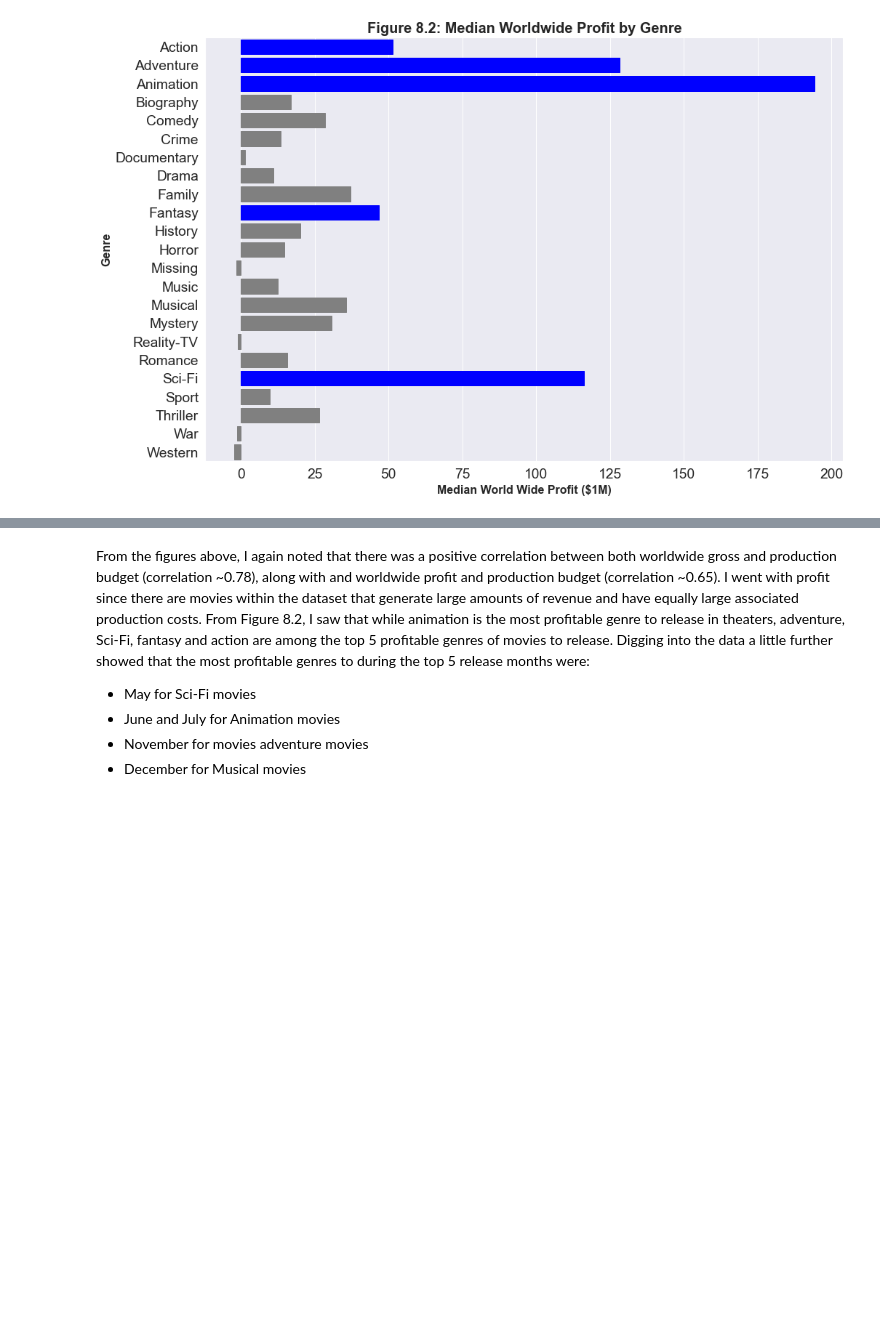
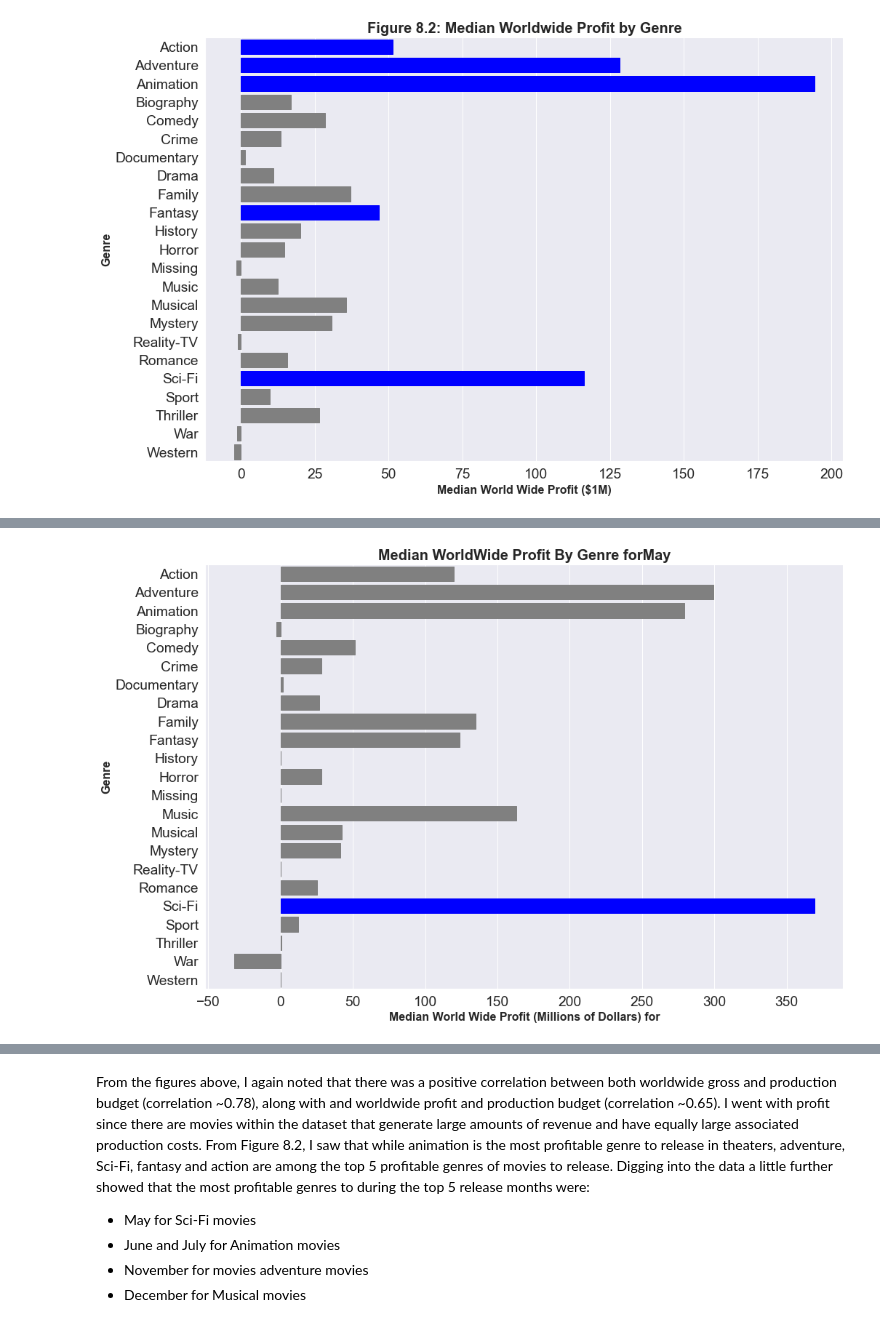
Before and after one commit to dataeducator/dsc-phase-1-project-v2-4, a Jupyter notebook: microsoft_movie_studios_viability_analysis.ipynb, the cells around one changed output, grey strips where cells are left out. Saved outputs shown, nothing was run; the diff lists cells and outputs as text; code cells hidden in the pictures; blank space fills up the shorter version.

```diff
--- a/microsoft_movie_studios_viability_analysis.ipynb
+++ b/microsoft_movie_studios_viability_analysis.ipynb
@@ -1314,0 +1307,4 @@ for bar in ax.patches:
+# %%
+plot_month_genre_bar(month_grouped_genre_median_ww_profit, 5, "May", 300 )
+# %% [output]
+[figure, added]
```
Also changed, not shown: parts of 9 cells of this notebook.
